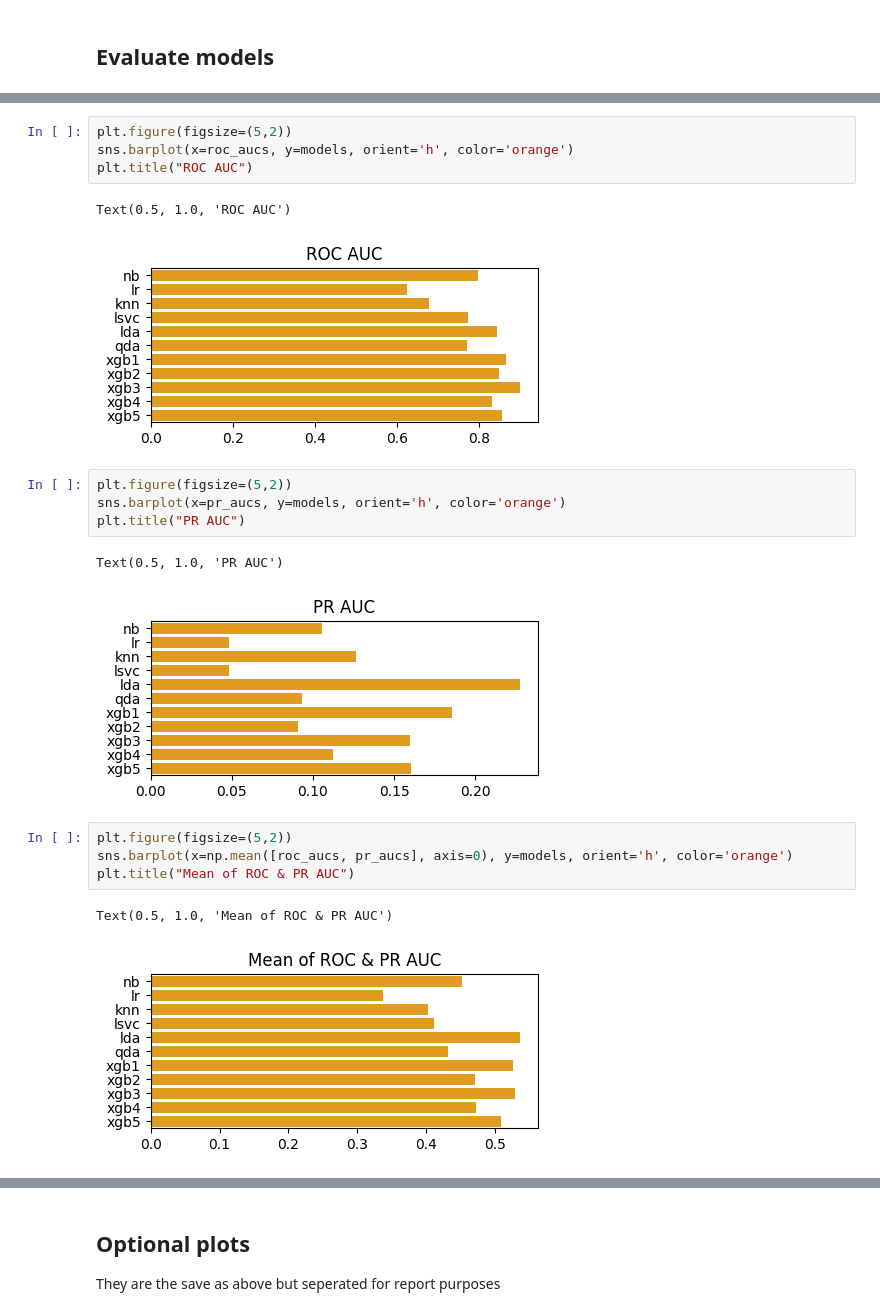
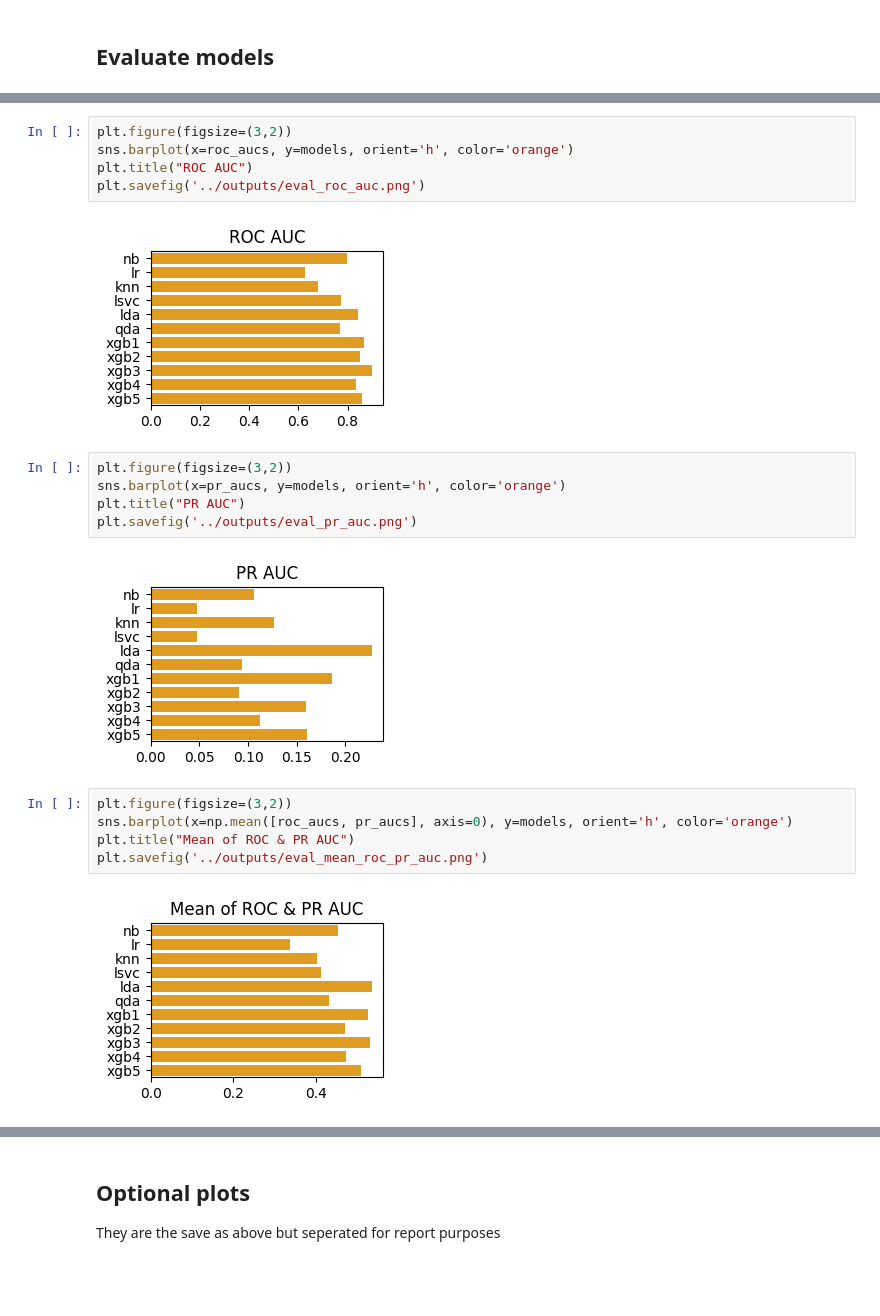
Before and after one commit to HaotingS/dsa4262_project, a Jupyter notebook: notebooks/modeling4_yeejet.ipynb, the cells around one changed output, grey strips where cells are left out. Saved outputs shown, nothing was run; the diff lists cells and outputs as text; blank space fills up the shorter version.

```diff
--- a/notebooks/modeling4_yeejet.ipynb
+++ b/notebooks/modeling4_yeejet.ipynb
@@ -753,22 +763,22 @@ mean(ROC, PR) = 0.509
 # %%
-plt.figure(figsize=(5,2))
+plt.figure(figsize=(3,2))
 sns.barplot(x=roc_aucs, y=models, orient='h', color='orange')
 plt.title("ROC AUC")
+plt.savefig('../outputs/eval_roc_auc.png')
 # %% [output]
-Text(0.5, 1.0, 'ROC AUC')
-[figure, old version]
+[figure, new version]
 # %%
-plt.figure(figsize=(5,2))
+plt.figure(figsize=(3,2))
 sns.barplot(x=pr_aucs, y=models, orient='h', color='orange')
 plt.title("PR AUC")
+plt.savefig('../outputs/eval_pr_auc.png')
 # %% [output]
-Text(0.5, 1.0, 'PR AUC')
-[figure, old version]
+[figure, new version]
 # %%
-plt.figure(figsize=(5,2))
+plt.figure(figsize=(3,2))
 sns.barplot(x=np.mean([roc_aucs, pr_aucs], axis=0), y=models, orient='h', color='orange')
 plt.title("Mean of ROC & PR AUC")
+plt.savefig('../outputs/eval_mean_roc_pr_auc.png')
 # %% [output]
-Text(0.5, 1.0, 'Mean of ROC & PR AUC')
-[figure, old version]
+[figure, new version]
 # %%
```
Also changed, not shown: parts of 14 cells of this notebook, 11 other files.
